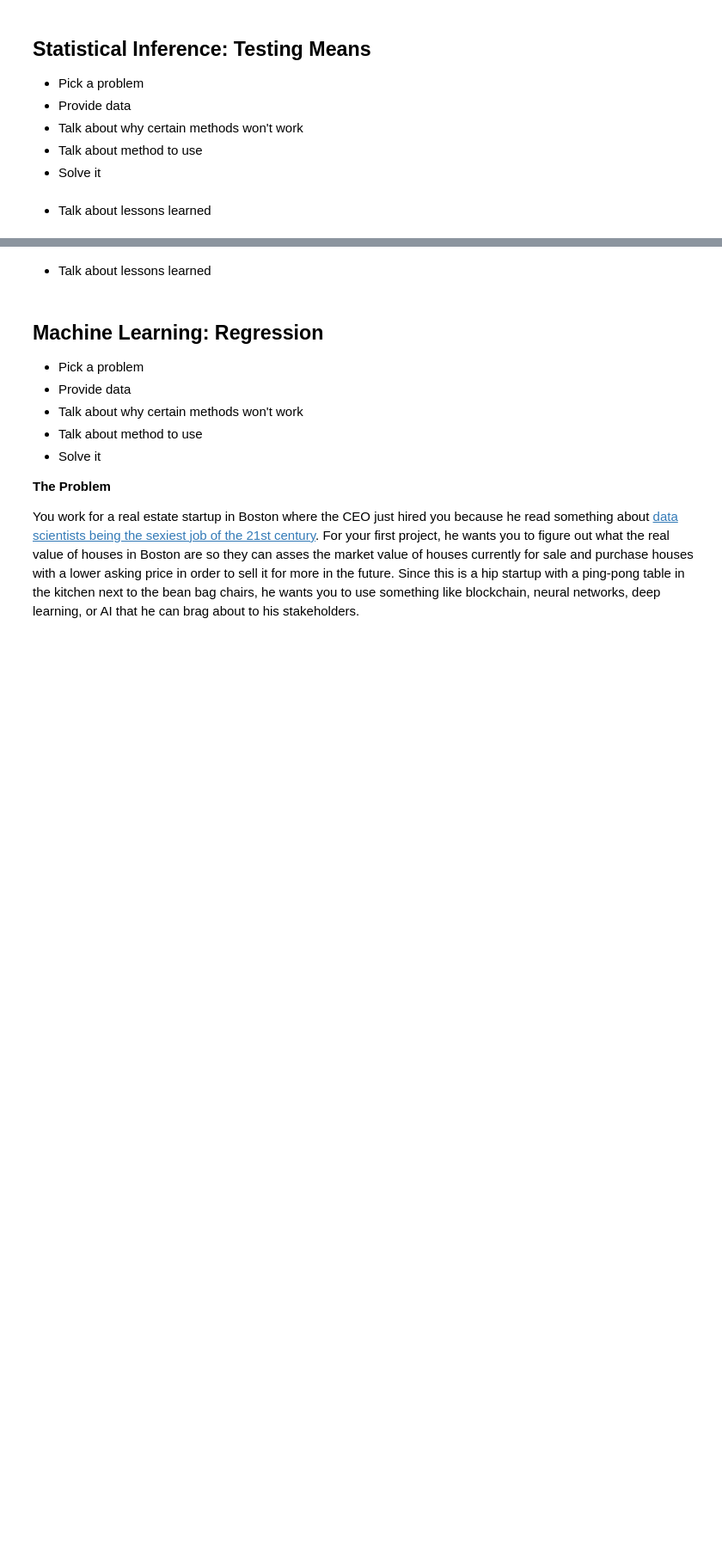
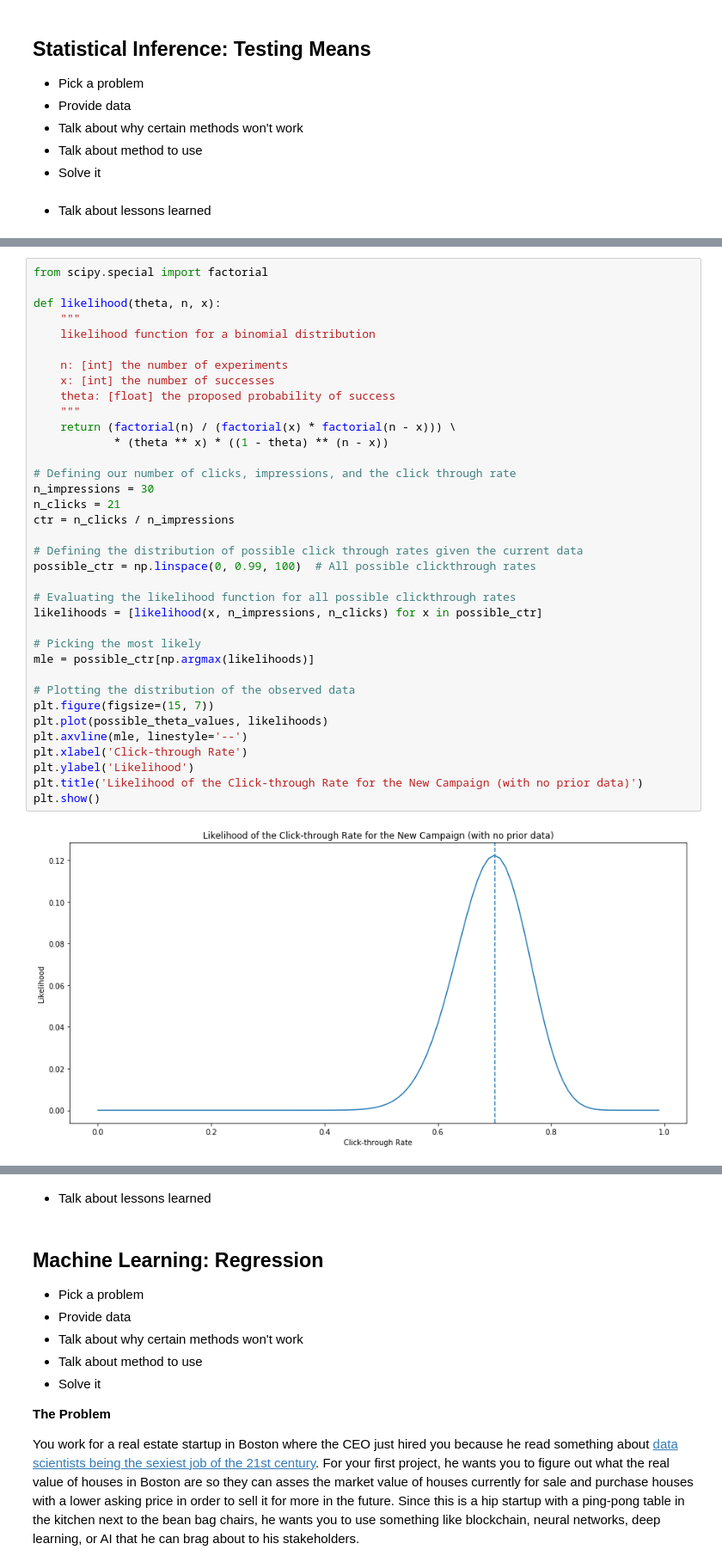
Before and after one commit to JeffMacaluso/Talks, a Jupyter notebook: WhenToUseWhat/WhenToUseWhat.ipynb, the cells around one changed output, grey strips where cells are left out. Shown at 86% size. Cells and saved outputs as stored; diff of their text form; blank space fills up the shorter version.

```diff
--- a/WhenToUseWhat/WhenToUseWhat.ipynb
+++ b/WhenToUseWhat/WhenToUseWhat.ipynb
@@ -154,0 +167,38 @@ We used a statistical inference technique called a chi-square test. This is the
+# %%
+from scipy.special import factorial
+
+def likelihood(theta, n, x):
+    """
+    likelihood function for a binomial distribution
+
+    n: [int] the number of experiments
+    x: [int] the number of successes
+    theta: [float] the proposed probability of success
+    """
+    return (factorial(n) / (factorial(x) * factorial(n - x))) \
+            * (theta ** x) * ((1 - theta) ** (n - x))
+
+# Defining our number of clicks, impressions, and the click through rate
+n_impressions = 30
+n_clicks = 21
+ctr = n_clicks / n_impressions
+
+# Defining the distribution of possible click through rates given the current data
+possible_ctr = np.linspace(0, 0.99, 100)  # All possible clickthrough rates
+
+# Evaluating the likelihood function for all possible clickthrough rates
+likelihoods = [likelihood(x, n_impressions, n_clicks) for x in possible_ctr]
+
+# Picking the most likely
+mle = possible_ctr[np.argmax(likelihoods)]
+
+# Plotting the distribution of the observed data
+plt.figure(figsize=(15, 7))
+plt.plot(possible_theta_values, likelihoods)
+plt.axvline(mle, linestyle='--')
+plt.xlabel('Click-through Rate')
+plt.ylabel('Likelihood')
+plt.title('Likelihood of the Click-through Rate for the New Campaign (with no prior data)')
+plt.show()
+# %% [output]
+[figure, added]
```
Also changed, not shown: parts of 7 cells of this notebook.
